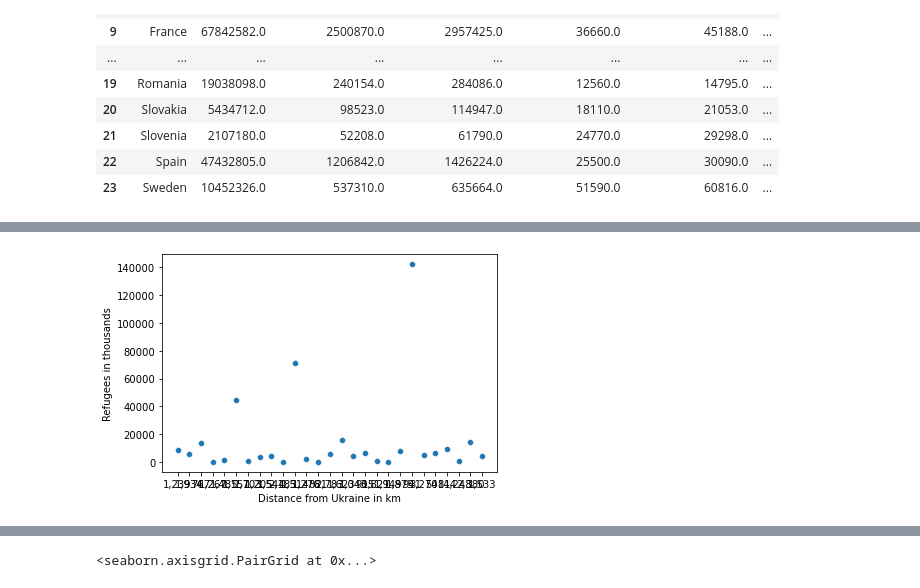
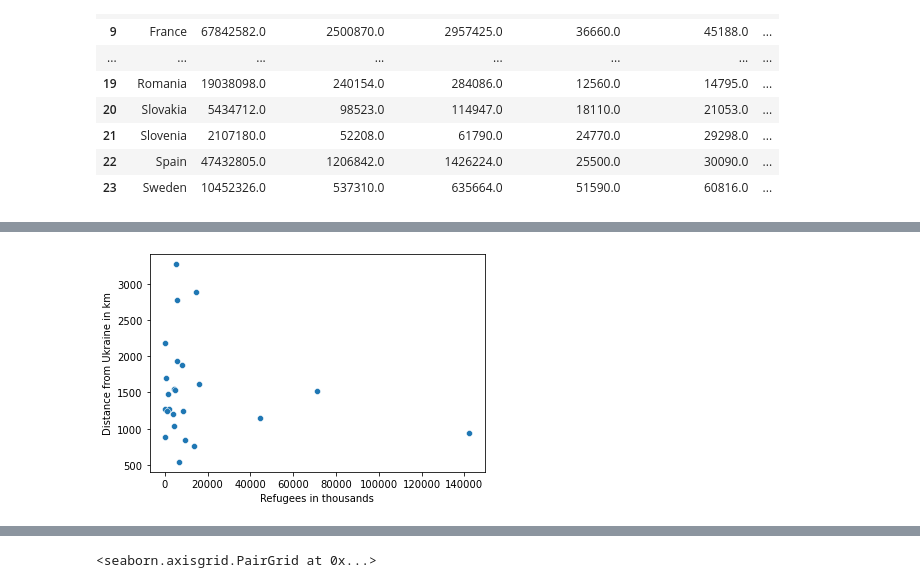
Before and after one commit to Hugocodesdude/Project_2, a Jupyter notebook: Data Visualisation.ipynb, the cells around one changed output, grey strips where cells are left out. Saved outputs shown, nothing was run; the diff lists cells and outputs as text; code cells hidden in the pictures.

```diff
--- a/Data Visualisation.ipynb
+++ b/Data Visualisation.ipynb
@@ -47,4 +55,4 @@ barplot = sns.barplot(x="Refugees in thousands", y="Distance from Ukraine in km"
 # %%
-sns.scatterplot(x="Distance from Ukraine in km", y="Refugees in thousands", data=project_data);
+sns.scatterplot(y="Distance from Ukraine in km", x="Refugees in thousands", data=project_data);
 # %% [output]
-[figure, old version]
+[figure, new version]
```
Also changed, not shown: parts of 8 cells of this notebook, 1 other file.
